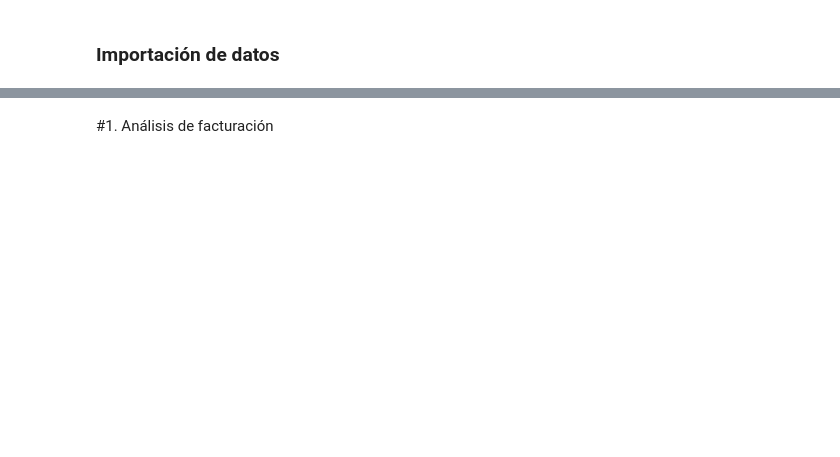
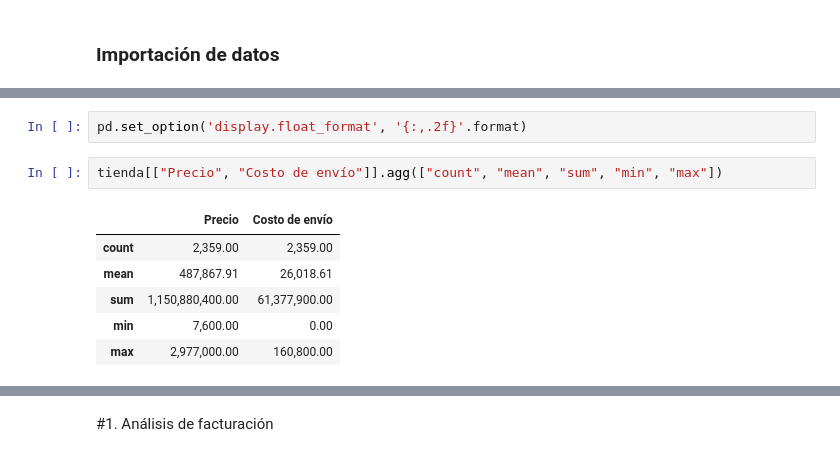
Before and after one commit to Near-o7/desafio1_dataScience, a Jupyter notebook: AluraStoreLatam.ipynb, the cells around one changed output, grey strips where cells are left out. Saved outputs shown, nothing was run; the diff lists cells and outputs as text; blank space fills up the shorter version.

```diff
--- a/AluraStoreLatam.ipynb
+++ b/AluraStoreLatam.ipynb
@@ -23,3 +23,14 @@ tienda.head()
 | 2 | Juego de mesa | Juguetes | 209600.0 | 15900.0 | 15/03/2021 | Juan Fernandez | Cartagena | ... |
 | 3 | Microondas | Electrodomésticos | 757500.0 | 41000.0 | 03/05/2022 | Juan Fernandez | Cali | ... |
 | 4 | Silla de oficina | Muebles | 335200.0 | 20200.0 | 07/11/2020 | Maria Alfonso | Medellín | ... |
+# %%
+pd.set_option('display.float_format', '{:,.2f}'.format)
+# %%
+tienda[["Precio", "Costo de envío"]].agg(["count", "mean", "sum", "min", "max"])
+# %% [output]
+|  | Precio | Costo de envío |
+| count | 2,359.00 | 2,359.00 |
+| mean | 487,867.91 | 26,018.61 |
+| sum | 1,150,880,400.00 | 61,377,900.00 |
+| min | 7,600.00 | 0.00 |
+| max | 2,977,000.00 | 160,800.00 |
```
Also changed, not shown: parts of 6 cells of this notebook.
